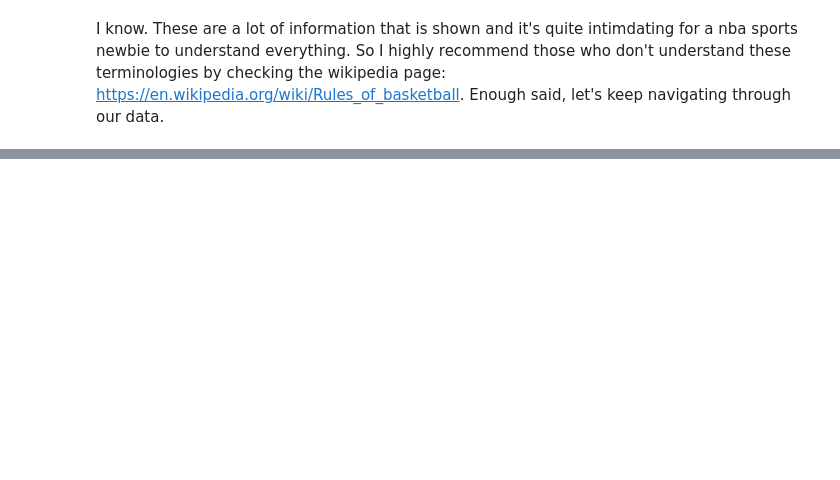
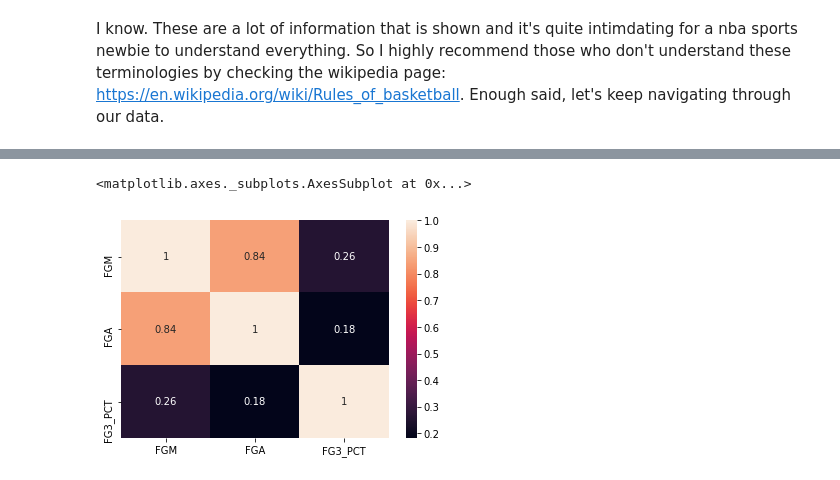
Before and after one commit to charles001203/nba_analysis_proj, a Jupyter notebook: data_cleaning.ipynb, the cells around one changed output, grey strips where cells are left out. Cells and saved outputs as stored; diff of their text form; code cells hidden in the pictures; blank space fills up the shorter version.

```diff
--- a/data_cleaning.ipynb
+++ b/data_cleaning.ipynb
@@ -77,0 +113,7 @@ I know. These are a lot of information that is shown and it's quite intimdating
+# %%
+#Make a heatmap to see correlations
+correlations2 = games_details[['FGM','FGA','FG3_PCT']].corr()
+sns.heatmap(correlations2, annot=True)
+# %% [output]
+<matplotlib.axes._subplots.AxesSubplot at 0x...>
+[figure, added]
```
Also changed, not shown: parts of 8 cells of this notebook, 1 other file.
